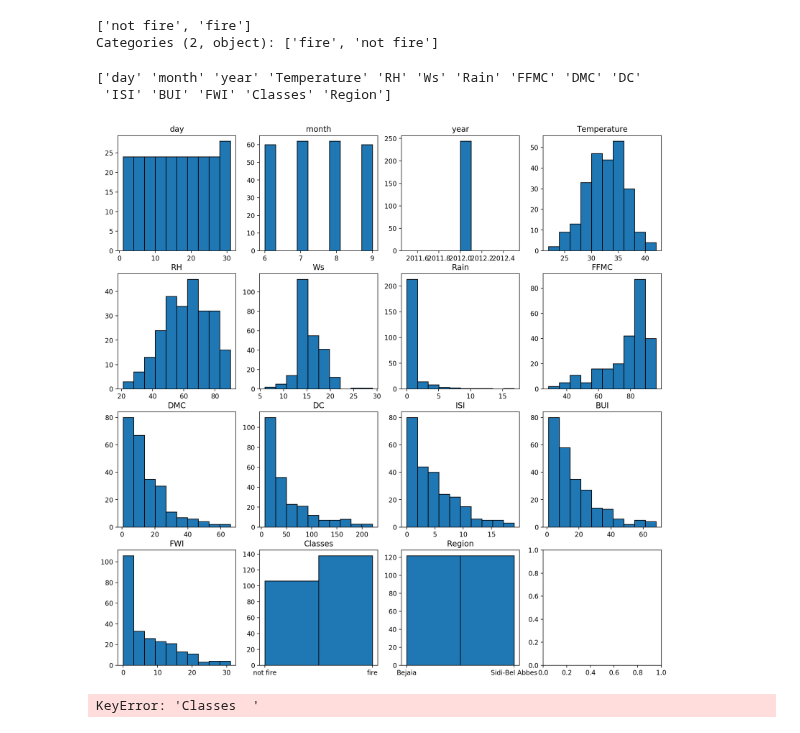
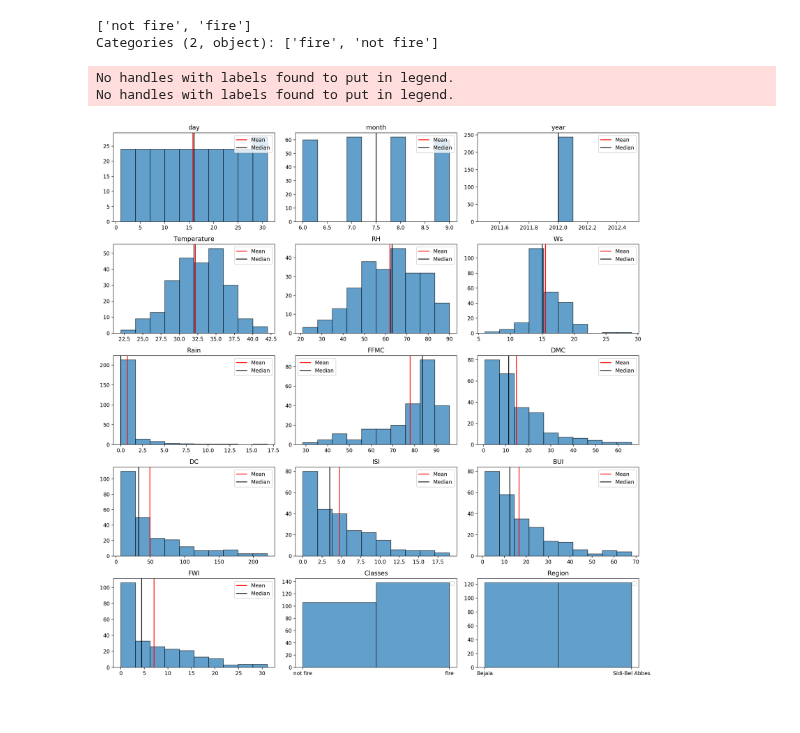
Before and after one commit to dougbrn/Towson, a Jupyter notebook: COSC757/assignment1/hw1.ipynb, the cells around one changed output. Drawn from its saved outputs; the diff is of its cells as text; code cells hidden in the pictures.

```diff
--- a/COSC757/assignment1/hw1.ipynb
+++ b/COSC757/assignment1/hw1.ipynb
@@ -32,34 +34,34 @@ fire_df['Classes'].unique()
 Categories (2, object): ['fire', 'not fire']
 # %%
 cols = np.array(fire_df.columns)
-print(cols)
+count=0
 
-#np.array(fire_df[cols[0]])
-count=0
-fig, ax = plt.subplots(4,4,figsize=(15,15),dpi=200)
+col_df = pd.DataFrame(columns=[['Column','Mean','Median', 'Standard Deviation', 'Min', 'Max']])
+
+fig, ax = plt.subplots(5,3,figsize=(15,15),dpi=200)
 for i,col in enumerate(ax):
     for j, row in enumerate(col):
         try:
             feature = fire_df[cols[count]]
-
             feature_arr = np.array(feature)
-            #print(feature_arr)
+            #print(cols[count],np.mean(feature_arr))
+            if (feature.dtype=='int64') or (feature.dtype=='float64'):
+                col_df.loc[len(col_df.index)] = [cols[count], np.mean(feature_arr),np.median(feature_arr),np.std(feature_arr),min(feature_arr),max(feature_arr)]
             ax[i,j].set_title(cols[count])
             if feature.dtype.name == 'category':
-                ax[i,j].hist(feature_arr,bins=len(feature.unique()),ec='k')
+                ax[i,j].hist(feature_arr,bins=len(feature.unique()),ec='k',alpha=0.7)
+
             else:
-                ax[i,j].hist(feature_arr,ec='k')
+                ax[i,j].hist(feature_arr,ec='k',alpha=0.7)
+                ax[i,j].axvline(np.mean(feature_arr),label='Mean',color='r')
+                ax[i,j].axvline(np.median(feature_arr),label='Median',color='k')
+            ax[i,j].legend()
             count+=1
         except IndexError:
             pass
 
-#print(type(fire_df['FWI'][240]))
-#plt.hist(fire_df['Classes'],bins=2)
+plt.tight_layout()
 # %% [output]
-['day' 'month' 'year' 'Temperature' 'RH' 'Ws' 'Rain' 'FFMC' 'DMC' 'DC'
- 'ISI' 'BUI' 'FWI' 'Classes' 'Region']
+No handles with labels found to put in legend.
+No handles with labels found to put in legend.
-[figure, old version]
+[figure, new version]
-# %%
-fire_df['Classes  '].unique()
-# %% [output]
-KeyError: 'Classes  '
```
Also changed, not shown: parts of 4 cells of this notebook.
